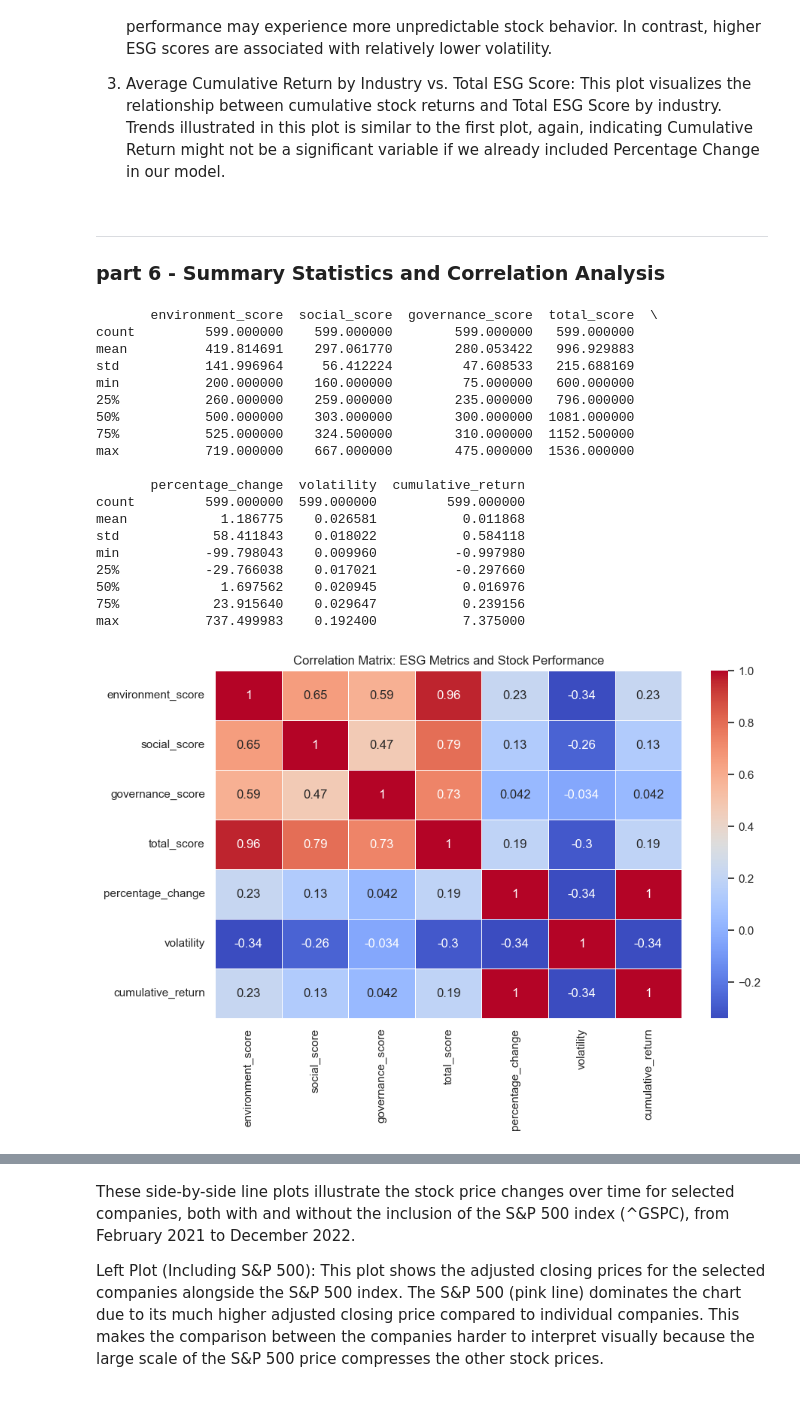
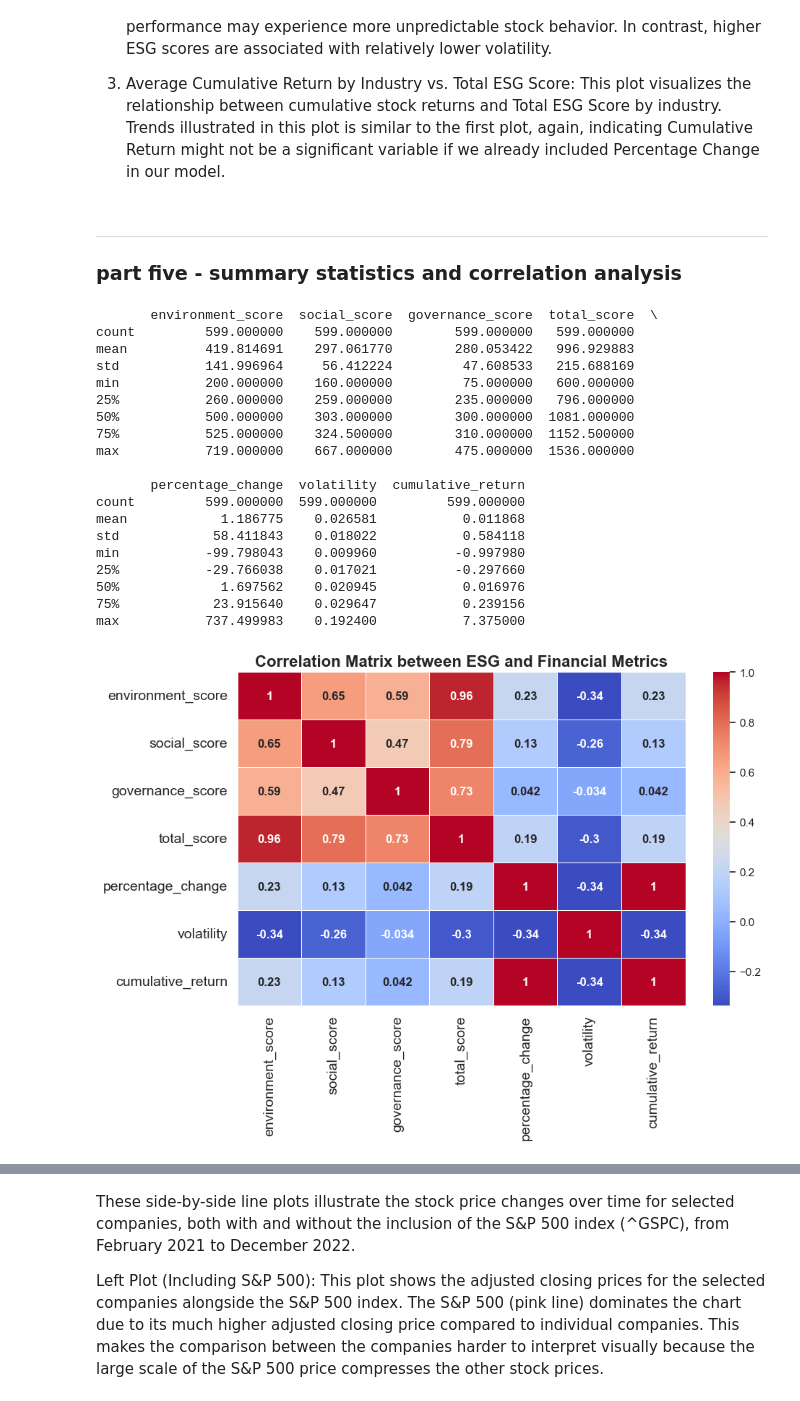
Before and after one commit to anushabishayee/info2950_finalproject, a Jupyter notebook: Phase2..ipynb, the cells around one changed output, grey strips where cells are left out. Drawn from its saved outputs; the diff is of its cells as text; code cells hidden in the pictures.

```diff
--- a/Phase2..ipynb
+++ b/Phase2..ipynb
@@ -561,14 +657,0 @@ For every 1-unit increase in the Governance score (assuming all other variables
-# %%
-sns.set(style="whitegrid")
-
-plt.figure(figsize = (10, 8))
-sns.histplot(merged_df['environment_score'], kde = True, color = '#39c988', label = 'Environmental Score')
-sns.histplot(merged_df['social_score'], kde = True, color = '#13bcd8', label = 'Social Score')
-sns.histplot(merged_df['governance_score'], kde = True, color = '#df3e5d', label = 'Governance Score')
-sns.histplot(merged_df['total_score'], kde = True, color = '#b97df3', label = 'Total ESG Score')
-
-plt.title('Distribution of ESG Scores Across All Companies')
-plt.xlabel('Total ESG Score')
-plt.ylabel('Frequency')
-plt.legend()
-plt.show()
@@ -748,43 +735,44 @@ Passing `palette` without assigning `hue` is deprecated and will be removed in v
 2. Average Volatility by Industry vs. Total ESG Score: The second plot presents the average stock volatility for each industry compared to its Total ESG Score. The plot illustrates a decreasing pattern, in which when industries have lower ESG scores usually exhibit greater volatility, suggesting that companies with lower ESG performance may experience more unpredictable stock behavior. In contrast, higher ESG scores are associated with relatively lower volatility.
 
 3. Average Cumulative Return by Industry vs. Total ESG Score: This plot visualizes the relationship between cumulative stock returns and Total ESG Score by industry. Trends illustrated in this plot is similar to the first plot, again, indicating Cumulative Return might not be a significant variable if we already included Percentage Change in our model.
-# %% [markdown]
-
----
-### part 6 - Summary Statistics and Correlation Analysis
+# %% [markdown]
+---
+### part five - summary statistics and correlation analysis
 # %%
-# Summary statistics for ESG scores and stock performance variables
+# Summary statistics
 summary_stats = merged_df[['environment_score', 'social_score', 'governance_score', 'total_score',
                            'percentage_change', 'volatility', 'cumulative_return']].describe()
 print(summary_stats)
 
-# Correlation matrix between ESG scores and stock performance variables
+# Correlation matrix
 correlation_matrix = merged_df[['environment_score', 'social_score', 'governance_score', 'total_score',
                                 'percentage_change', 'volatility', 'cumulative_return']].corr()
 
-plt.figure(figsize=(10, 6))
-sns.heatmap(correlation_matrix, annot=True, cmap='coolwarm', linewidths=0.5)
-plt.title('Correlation Matrix: ESG Metrics and Stock Performance')
+plt.figure(figsize = (10, 6))
+sns.heatmap(correlation_matrix, annot = True, cmap = 'coolwarm', linewidths = 0.5, annot_kws = {"size": 12, "fontweight": 'bold'})
+plt.title('Correlation Matrix between ESG and Financial Metrics', fontsize = 16, fontweight = 'bold', horizontalalignment = 'center')
+plt.xticks(fontsize = 14)
+plt.yticks(fontsize = 14)
 plt.show()
 # %% [output]
        environment_score  social_score  governance_score  total_score  \
 count         599.000000    599.000000        599.000000   599.000000
 mean          419.814691    297.061770        280.053422   996.929883
 std           141.996964     56.412224         47.608533   215.688169
 min           200.000000    160.000000         75.000000   600.000000
 25%           260.000000    259.000000        235.000000   796.000000
 50%           500.000000    303.000000        300.000000  1081.000000
 75%           525.000000    324.500000        310.000000  1152.500000
 max           719.000000    667.000000        475.000000  1536.000000
 
        percentage_change  volatility  cumulative_return
 count         599.000000  599.000000         599.000000
 mean            1.186775    0.026581           0.011868
 std            58.411843    0.018022           0.584118
 min           -99.798043    0.009960          -0.997980
 25%           -29.766038    0.017021          -0.297660
 50%             1.697562    0.020945           0.016976
 75%            23.915640    0.029647           0.239156
 max           737.499983    0.192400           7.375000
-[figure, old version]
+[figure, new version]
 # %% [markdown]
```
Also changed, not shown: parts of 47 cells of this notebook.
